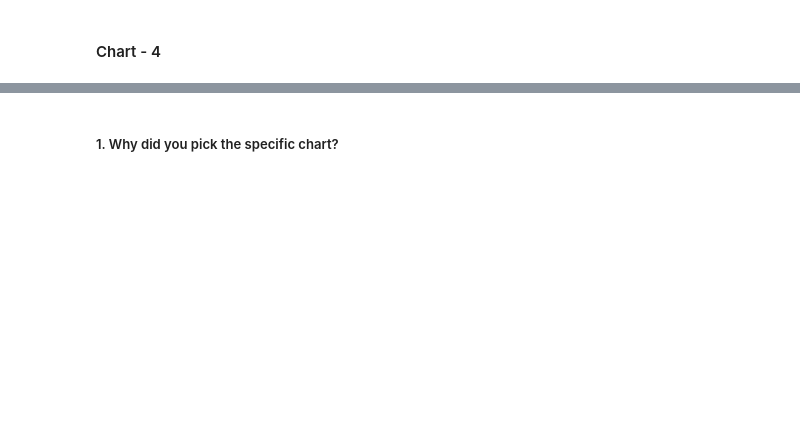
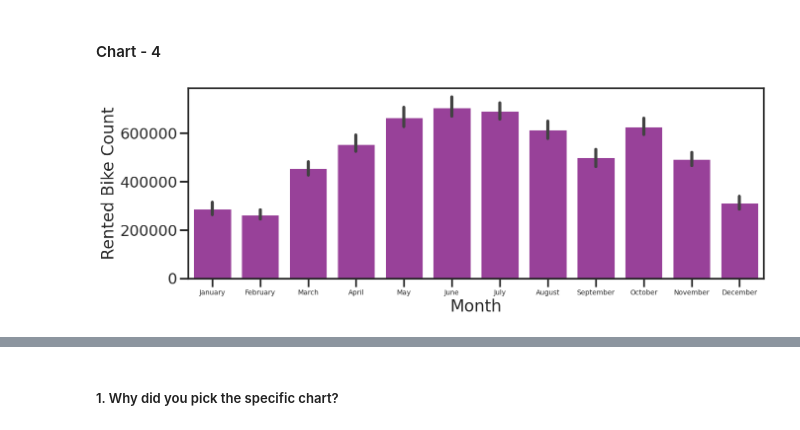
Before and after one commit to ShashankBDSC/bike-sharing-data-ML-project, a Jupyter notebook: Bike_sharing_Capstone_Project.ipynb, the cells around one changed output, grey strips where cells are left out. Cells and saved outputs as stored; diff of their text form; code cells hidden in the pictures; blank space fills up the shorter version.

```diff
--- a/Bike_sharing_Capstone_Project.ipynb
+++ b/Bike_sharing_Capstone_Project.ipynb
@@ -314,0 +405,9 @@ Answer Here
+# %%
+# Chart - 4 visualization code
+plt.figure(figsize=(15,5))
+sns.barplot(data=df_bike,x='month',y='Rented Bike Count',estimator='sum',color='#a632a8')
+plt.xticks(fontsize=10)
+plt.xlabel('Month')
+plt.show()
+# %% [output]
+[figure, added]
```
Also changed, not shown: parts of 59 cells of this notebook.
